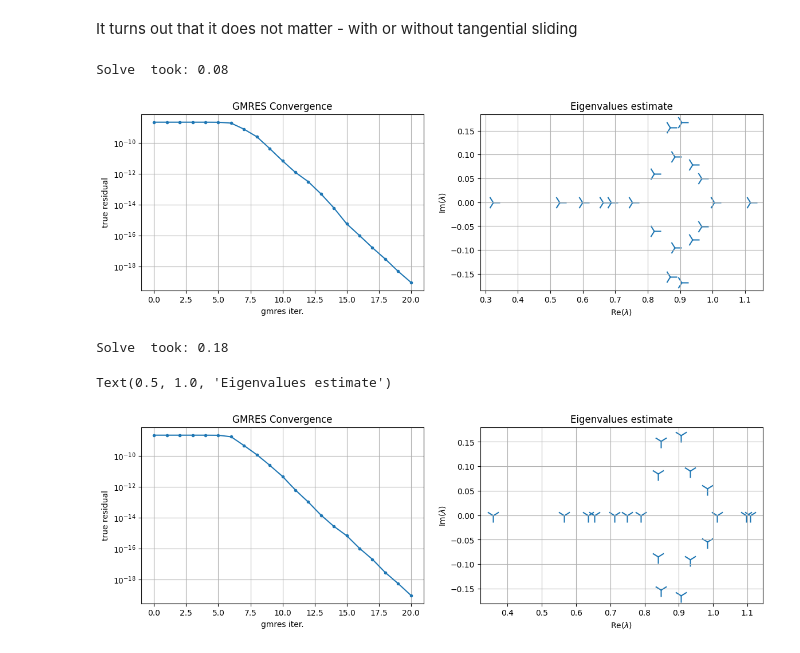
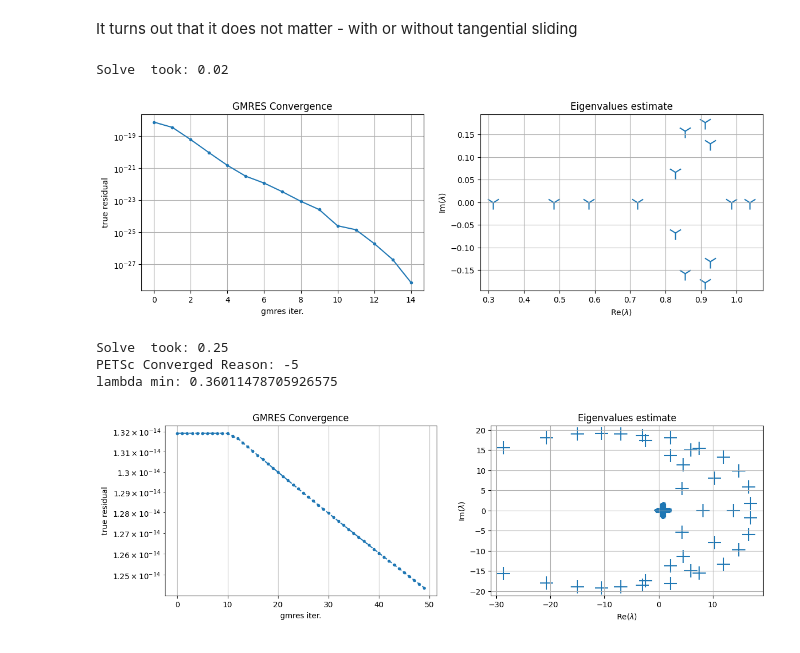
Before and after one commit to pmgbergen/FTHM-Solver, a Jupyter notebook: fpm/try_solver_mech_flow.ipynb, the cells around one changed output. Drawn from its saved outputs; the diff is of its cells as text; code cells hidden in the pictures.

```diff
--- a/fpm/try_solver_mech_flow.ipynb
+++ b/fpm/try_solver_mech_flow.ipynb
@@ -11,8 +11,10 @@ from plot_utils import *
 # data = load_data("../stats/fpm_2_closed_m_sliding_solver_1_numba.json")
 
 # data = load_data("../stats/fpm_0_sticking_solver_1_numba.json")
+data = load_data("../stats/fpm_0_sticking_solver_1_numba.json")
 
-data = load_data("../stats/fpm_1_sticking_solver_1_numba.json")
+
+# data = load_data("../stats/fpm_1_sticking_solver_1_numba.json")
 # data = load_data("../stats/fpm_1_sliding_solver_1_numba.json")
 # data = load_data("../stats/fpm_1_open_solver_1_numba.json")
 
@@ -192,41 +194,38 @@ schema = SolveSchema(
 mat_permuted, prec_good = make_solver(schema=schema, mat_orig=J)
 solve_petsc(mat_permuted.mat, prec_good, mat_permuted.local_rhs(rhs))
 # %% [output]
-Solve  took: 0.08
+Solve  took: 0.02
-[figure, old version]
+[figure, new version]
 # %%
 from block_matrix import SolveSchema, make_solver
 from pp_utils import get_fixed_stress_stabilization, get_fixed_stress_stabilization_nd
 from preconditioner_mech import build_mechanics_stabilization, make_J44_inv, make_J44_inv_bdiag
 
 
 schema = SolveSchema(
     groups=[3],
     # solve=lambda bmat: extract_diag_inv(bmat.mat),
     invertor=lambda bmat: extract_diag_inv(bmat.mat),
     # solve=lambda bmat: PetscILU(bmat.mat),
     complement=SolveSchema(
         groups=[4],
         solve=lambda bmat: make_J44_inv_bdiag(model=model, bmat=J),
         complement=SolveSchema(
             groups=[1, 5],
             solve=lambda bmat: PetscAMGMechanics(mat=bmat.mat, dim=model.nd),
             invertor_type='physical',
             invertor=lambda: get_fixed_stress_stabilization_nd(model),
             complement=SolveSchema(
                 groups=[0, 2],
                 solve=lambda bmat: PetscAMGFlow(bmat.mat),
             )
         ),
     ),
 )
 mat_permuted, prec_good = make_solver(schema=schema, mat_orig=J)
 solve_petsc(mat_permuted.mat, prec_good, mat_permuted.local_rhs(rhs))
-plt.subplot(1, 2, 1).set_title('GMRES Convergence')
-plt.subplot(1, 2, 2).set_title('Eigenvalues estimate')
-
-# solve(mat_permuted.mat, prec_good, rhs=mat_permuted.local_rhs(rhs))
 # %% [output]
-Solve  took: 0.18
+Solve  took: 0.25
+PETSc Converged Reason: -5
+lambda min: 0.36011478705926575
-Text(0.5, 1.0, 'Eigenvalues estimate')
-[figure, old version]
+[figure, new version]
```
Also changed, not shown: parts of 7 cells of this notebook, 2 other files.
